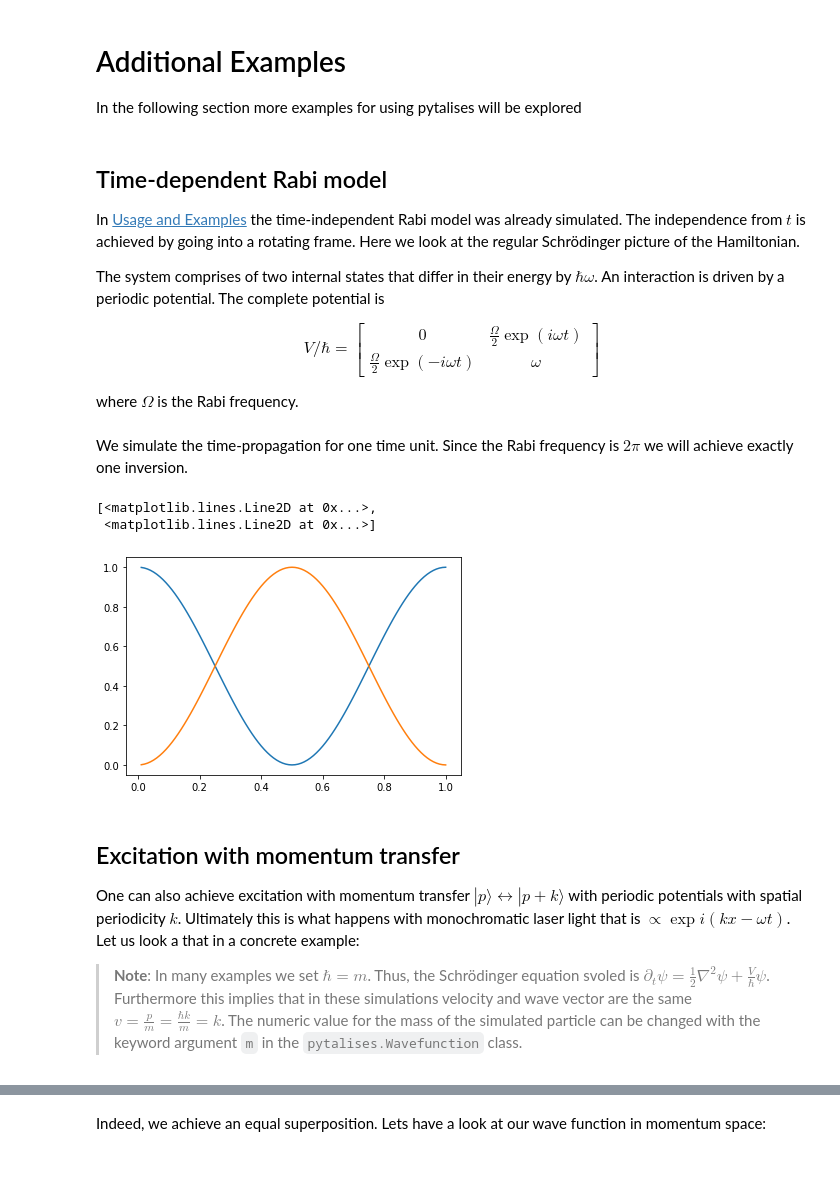
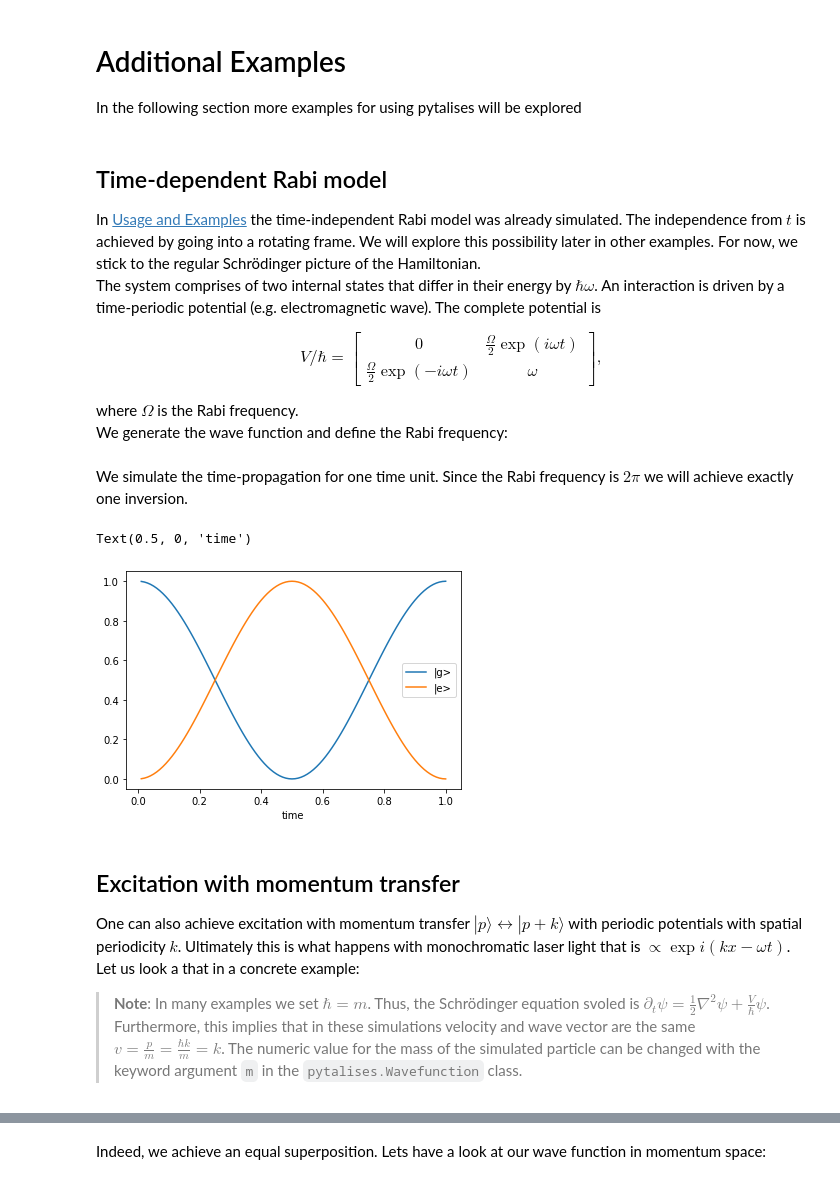
Before and after one commit to savowe/pytalises, a Jupyter notebook: docs/source/additional_examples.ipynb, the cells around one changed output, grey strips where cells are left out. Drawn from its saved outputs; the diff is of its cells as text; code cells hidden in the pictures.

Commit message:
examples added

```diff
--- a/docs/source/additional_examples.ipynb
+++ b/docs/source/additional_examples.ipynb
@@ -7,10 +7,10 @@ import numpy as np
 from matplotlib import pyplot as plt
 # %% [markdown]
 ## Time-dependent Rabi model
-In [Usage and Examples](examples.ipynb) the time-independent Rabi model was already simulated. The independence from $t$ is achieved by going into a rotating frame. Here we look at the regular Schrödinger picture of the Hamiltonian.
-
+In [Usage and Examples](examples.ipynb) the time-independent Rabi model was already simulated. The independence from $t$ is achieved by going into a rotating frame.
+We will explore this possibility later in other examples. For now, we stick to the regular Schrödinger picture of the Hamiltonian.
 The system comprises of two internal states that differ in their energy by $\hbar\omega$.
-An interaction is driven by a periodic potential. The complete potential is
+An interaction is driven by a time-periodic potential (e.g. electromagnetic wave). The complete potential is
 
 $$
 V/\hbar
@@ -18,45 +18,47 @@ V/\hbar
 \begin{bmatrix}
 0 & \frac{\Omega}{2}\exp (i\omega t) \\
 \frac{\Omega}{2}\exp (-i\omega t) & \omega
-\end{bmatrix}
+\end{bmatrix},
 $$
 
 
 where $\Omega$ is the Rabi frequency.
+We generate the wave function and define the Rabi frequency:
 # %%
 psi = pt.Wavefunction(["exp(-x**2)","0"], number_of_grid_points=(256,),
     spatial_ext=(-5,5), normalize_const=1.0)
 
-v = ["0", "Omega_Rabi/2*exp(-1j*omega*t)", "omega"]
+V = ["0", "Omega_Rabi/2*exp(-1j*omega*t)", "omega"]
 
 f_Rabi = 1
 Omega_Rabi = 2*np.pi*f_Rabi
 pulse_length = 1/f_Rabi # One complete inversion
 num_time_steps = 100
-pop = np.zeros((num_time_steps, 2)) # vector that saves state
+pop = np.zeros((num_time_steps, 2)) # vector that saves the state population
 time = np.zeros(num_time_steps)
 # %% [markdown]
 We simulate the time-propagation for one time unit. Since the Rabi frequency is $2\pi$ we will achieve exactly one inversion.
 # %%
 for i in range(num_time_steps):
-    psi.propagate(v, num_time_steps=1,
+    psi.propagate(V, num_time_steps=1,
         delta_t=pulse_length/num_time_steps,
         variables={'Omega_Rabi': Omega_Rabi, 'omega': 10})
     pop[i,:] = psi.state_occupation()
     time[i] = psi.t
 
-plt.plot(time, pop)
+lines = plt.plot(time, pop)
+plt.legend(lines, ('|g>', '|e>'))
+plt.xlabel("time")
 # %% [output]
-[<matplotlib.lines.Line2D at 0x...>,
- <matplotlib.lines.Line2D at 0x...>]
+Text(0.5, 0, 'time')
-[figure, old version]
+[figure, new version]
 # %% [markdown]
 ## Excitation with momentum transfer
 One can also achieve excitation with momentum transfer $|p\rangle \leftrightarrow |p+k\rangle$ with periodic potentials with spatial periodicity $k$. Ultimately this is what happens with monochromatic laser light that is $\propto \exp i(kx-\omega t)$.
 Let us look a that in a concrete example:
 
 
-> **Note**: In many examples we set $\hbar=m$. Thus, the Schrödinger equation svoled is $\partial_t \psi = \frac{1}{2}\nabla^2 \psi + \frac{V}{\hbar} \psi$. Furthermore this implies that in these simulations velocity and wave vector are the same $v = \frac{p}{m} = \frac{\hbar k}{m} = k$. The numeric value for the mass of the simulated particle can be changed with the keyword argument `m` in the `pytalises.Wavefunction` class.
+> **Note**: In many examples we set $\hbar=m$. Thus, the Schrödinger equation svoled is $\partial_t \psi = \frac{1}{2}\nabla^2 \psi + \frac{V}{\hbar} \psi$. Furthermore, this implies that in these simulations velocity and wave vector are the same $v = \frac{p}{m} = \frac{\hbar k}{m} = k$. The numeric value for the mass of the simulated particle can be changed with the keyword argument `m` in the `pytalises.Wavefunction` class.
 # %%
 psi = pt.Wavefunction(["exp(-(x+5)**2)","0"], number_of_grid_points=(256,),
     spatial_ext=(-10,10), normalize_const=1.0)
```
Also changed, not shown: parts of 57 cells of this notebook, 3 other files.
